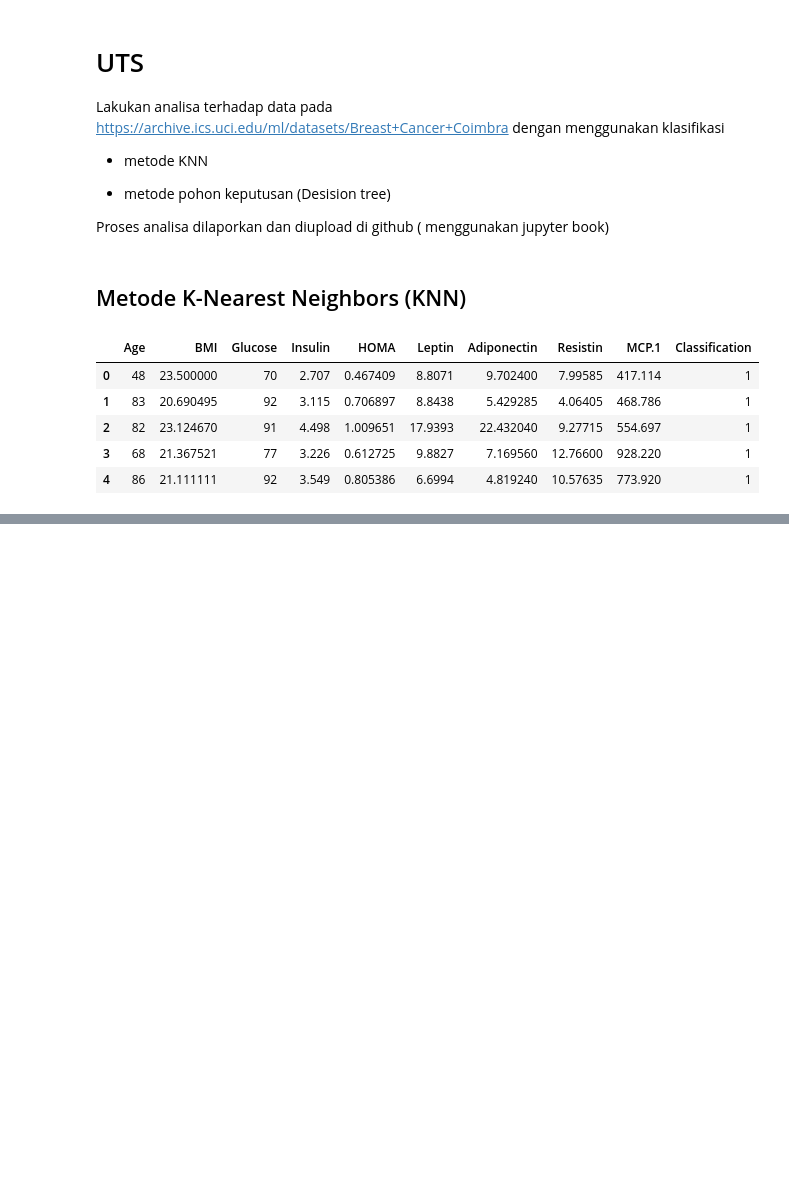
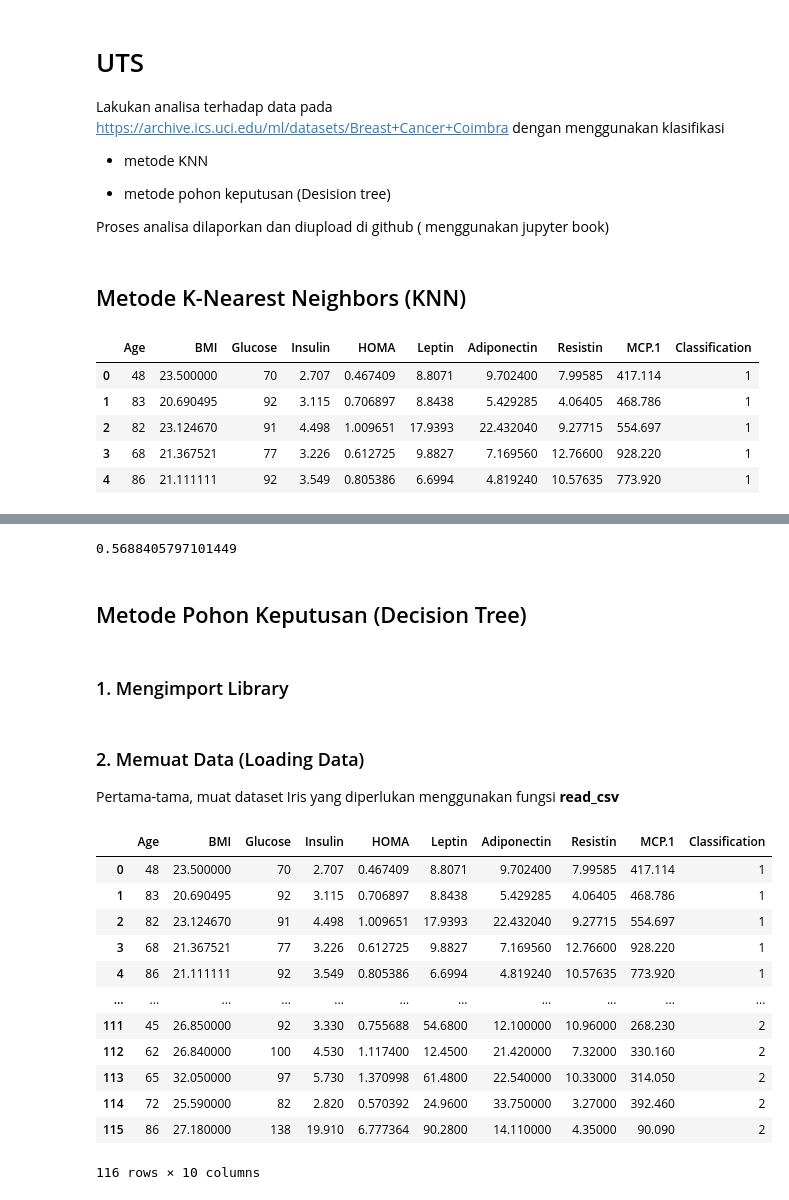
Before and after one commit to niniengC/datamining, a Jupyter notebook: _sources/UTS.ipynb, the cells around one changed output, grey strips where cells are left out. Cells and saved outputs as stored; diff of their text form; code cells hidden in the pictures; blank space fills up the shorter version.

```diff
--- a/_sources/UTS.ipynb
+++ b/_sources/UTS.ipynb
@@ -25,0 +106,9 @@ df.head()
+# %%
+#check mean score for the top performing value of n_neighbors
+knn_gscv.best_score_
+# %% [output]
+0.5688405797101449
+# %% [markdown]
+## Metode Pohon Keputusan (Decision Tree)
+# %% [markdown]
+### 1. Mengimport Library
@@ -25,0 +121,25 @@ df.head()
+# %% [markdown]
+### 2. Memuat Data (Loading Data)
+
+Pertama-tama, muat dataset Iris yang diperlukan menggunakan fungsi **read_csv**
+# %%
+#read in the data using pandas
+iris_dataset = "https://raw.githubusercontent.com/niniengC/dataset/main/BreastCancerCoimbraDataSet.csv"
+#check data has been read in properly
+df = pd.read_csv(iris_dataset)
+#check that the target variable has been removed
+df
+# %% [output]
+|  | Age | BMI | Glucose | Insulin | HOMA | Leptin | Adiponectin | Resistin | MCP.1 | Classification |
+| 0 | 48 | 23.500000 | 70 | 2.707 | 0.467409 | 8.8071 | 9.702400 | 7.99585 | 417.114 | 1 |
+| 1 | 83 | 20.690495 | 92 | 3.115 | 0.706897 | 8.8438 | 5.429285 | 4.06405 | 468.786 | 1 |
+| 2 | 82 | 23.124670 | 91 | 4.498 | 1.009651 | 17.9393 | 22.432040 | 9.27715 | 554.697 | 1 |
+| 3 | 68 | 21.367521 | 77 | 3.226 | 0.612725 | 9.8827 | 7.169560 | 12.76600 | 928.220 | 1 |
+| 4 | 86 | 21.111111 | 92 | 3.549 | 0.805386 | 6.6994 | 4.819240 | 10.57635 | 773.920 | 1 |
+| ... | ... | ... | ... | ... | ... | ... | ... | ... | ... | ... |
+| 111 | 45 | 26.850000 | 92 | 3.330 | 0.755688 | 54.6800 | 12.100000 | 10.96000 | 268.230 | 2 |
+| 112 | 62 | 26.840000 | 100 | 4.530 | 1.117400 | 12.4500 | 21.420000 | 7.32000 | 330.160 | 2 |
+| 113 | 65 | 32.050000 | 97 | 5.730 | 1.370998 | 61.4800 | 22.540000 | 10.33000 | 314.050 | 2 |
+| 114 | 72 | 25.590000 | 82 | 2.820 | 0.570392 | 24.9600 | 33.750000 | 3.27000 | 392.460 | 2 |
+| 115 | 86 | 27.180000 | 138 | 19.910 | 6.777364 | 90.2800 | 14.110000 | 4.35000 | 90.090 | 2 |
+116 rows × 10 columns
```
Also changed, not shown: parts of 26 cells of this notebook, 13 other files.
